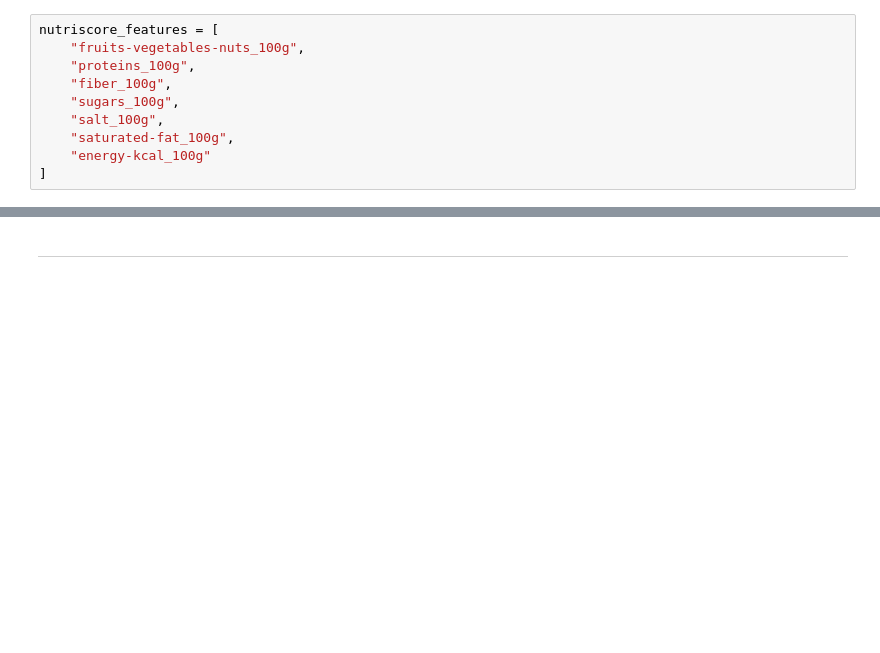
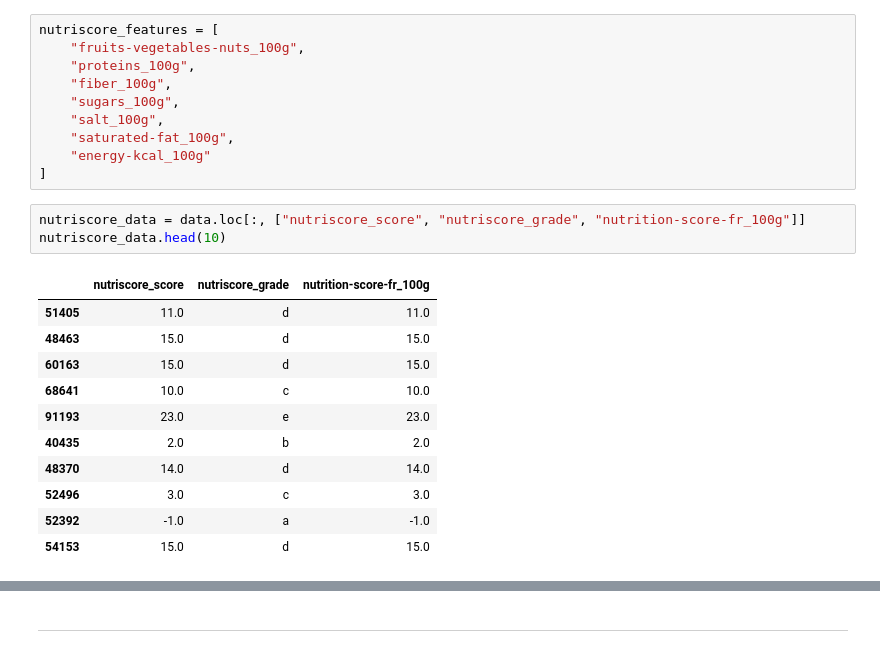
Before and after one commit to curiousmindflow/oc-ml-p2, a Jupyter notebook: preparation.ipynb, the cells around one changed output, grey strips where cells are left out. Drawn from its saved outputs; the diff is of its cells as text; blank space fills up the shorter version.

```diff
--- a/preparation.ipynb
+++ b/preparation.ipynb
@@ -103,3 +103,18 @@ nutriscore_features = [
     "saturated-fat_100g",
     "energy-kcal_100g"
 ]
+# %%
+nutriscore_data = data.loc[:, ["nutriscore_score", "nutriscore_grade", "nutrition-score-fr_100g"]]
+nutriscore_data.head(10)
+# %% [output]
+|  | nutriscore_score | nutriscore_grade | nutrition-score-fr_100g |
+| 51405 | 11.0 | d | 11.0 |
+| 48463 | 15.0 | d | 15.0 |
+| 60163 | 15.0 | d | 15.0 |
+| 68641 | 10.0 | c | 10.0 |
+| 91193 | 23.0 | e | 23.0 |
+| 40435 | 2.0 | b | 2.0 |
+| 48370 | 14.0 | d | 14.0 |
+| 52496 | 3.0 | c | 3.0 |
+| 52392 | -1.0 | a | -1.0 |
+| 54153 | 15.0 | d | 15.0 |
```
Also changed, not shown: parts of 8 cells of this notebook.
